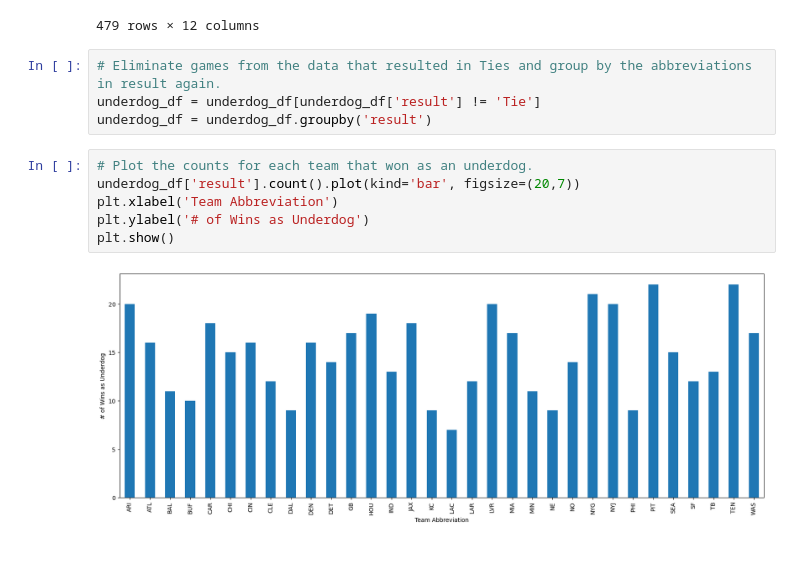
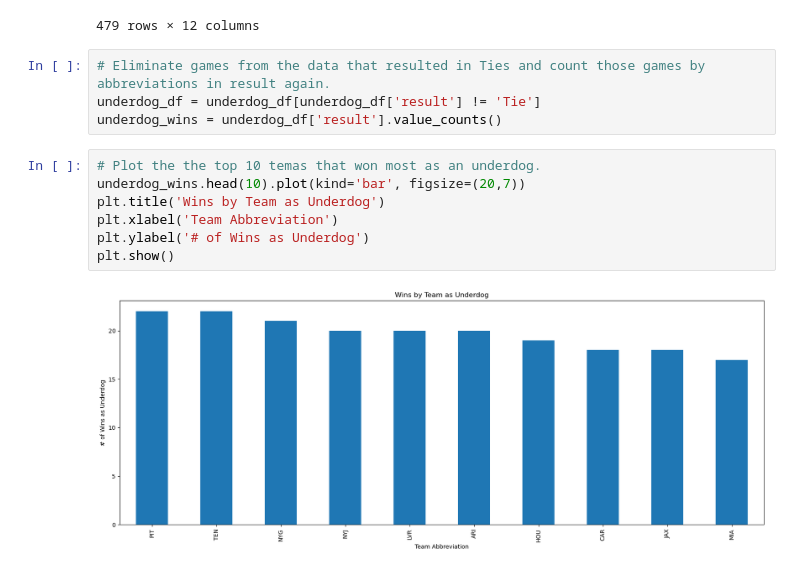
Before and after one commit to tarsian/Group_1-Project_1, a Jupyter notebook: NFL Betting/Skylor_Notebook.ipynb, the cells around one changed output. Drawn from its saved outputs; the diff is of its cells as text.

```diff
--- a/NFL Betting/Skylor_Notebook.ipynb
+++ b/NFL Betting/Skylor_Notebook.ipynb
@@ -219,14 +254,15 @@ underdog_df
 | 13800 | 2/11/2024 | 2023 | Superbowl | True | Kansas City Chiefs | 25 | 22 | ... |
 479 rows × 12 columns
 # %%
-# Eliminate games from the data that resulted in Ties and group by the abbreviations in result again.
+# Eliminate games from the data that resulted in Ties and count those games by abbreviations in result again.
 underdog_df = underdog_df[underdog_df['result'] != 'Tie']
-underdog_df = underdog_df.groupby('result')
+underdog_wins = underdog_df['result'].value_counts()
 # %%
-# Plot the counts for each team that won as an underdog.
-underdog_df['result'].count().plot(kind='bar', figsize=(20,7))
+# Plot the the top 10 temas that won most as an underdog.
+underdog_wins.head(10).plot(kind='bar', figsize=(20,7))
+plt.title('Wins by Team as Underdog')
 plt.xlabel('Team Abbreviation')
 plt.ylabel('# of Wins as Underdog')
 plt.show()
 # %% [output]
-[figure, old version]
+[figure, new version]
```
Also changed, not shown: parts of 14 cells of this notebook.
